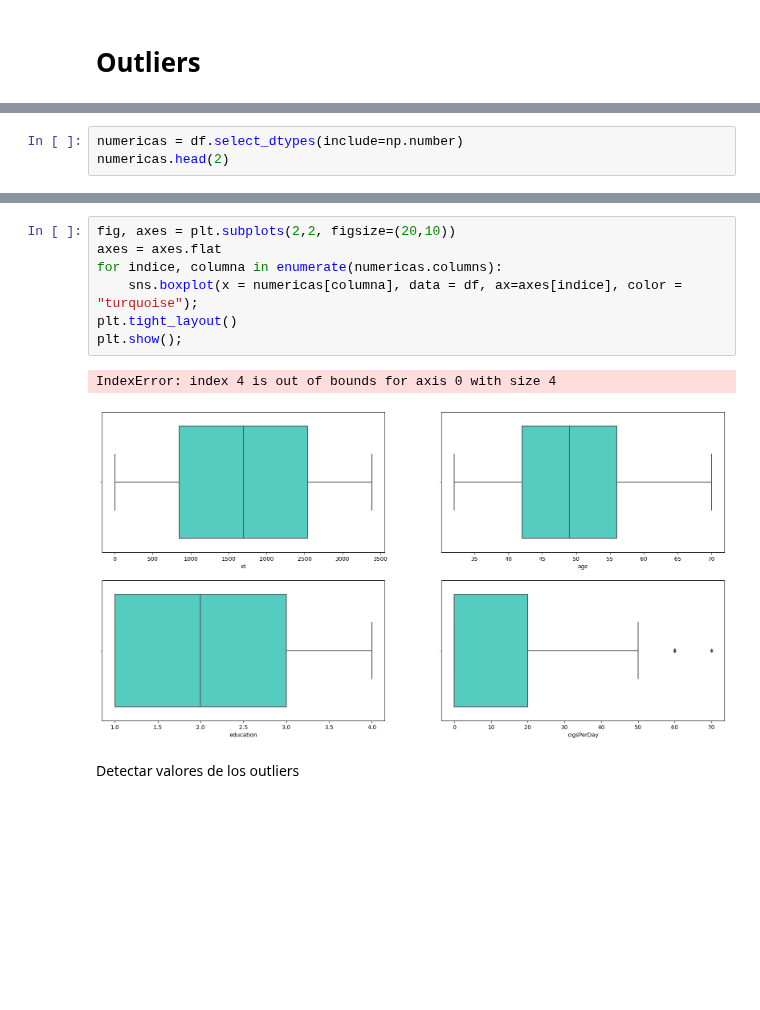
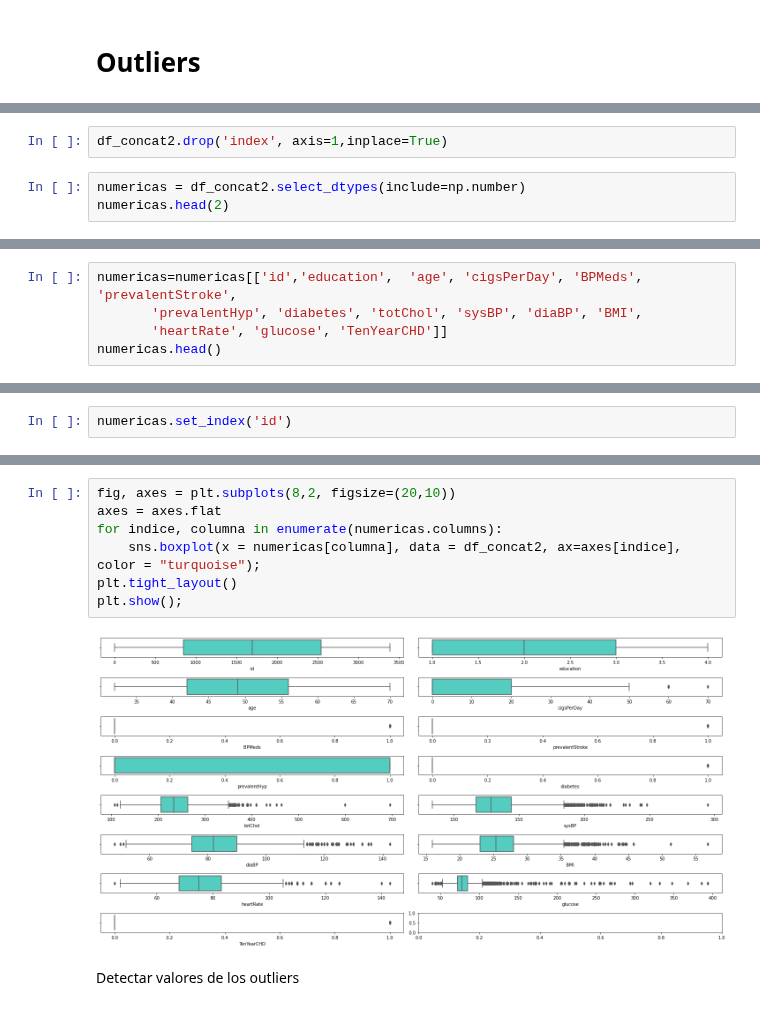
Before and after one commit to Adalab/DA-modulo-3-sprint-1-ana-anak, a Jupyter notebook: regresion-logistica/01-RLOG_Intro.ipynb, the cells around one changed output, grey strips where cells are left out. Saved outputs shown, nothing was run; the diff lists cells and outputs as text; blank space fills up the shorter version.

```diff
--- a/regresion-logistica/01-RLOG_Intro.ipynb
+++ b/regresion-logistica/01-RLOG_Intro.ipynb
@@ -554,4 +793,6 @@ df.describe().T
+# %%
+df_concat2.drop('index', axis=1,inplace=True)
 # %%
-numericas = df.select_dtypes(include=np.number)
+numericas = df_concat2.select_dtypes(include=np.number)
 numericas.head(2)
 # %% [output]
@@ -560,0 +802,5 @@ numericas.head(2)
+# %%
+numericas=numericas[['id','education',  'age', 'cigsPerDay', 'BPMeds', 'prevalentStroke',
+       'prevalentHyp', 'diabetes', 'totChol', 'sysBP', 'diaBP', 'BMI',
+       'heartRate', 'glucose', 'TenYearCHD']]
+numericas.head()
@@ -560,0 +814,2 @@ numericas.head(2)
+# %%
+numericas.set_index('id')
@@ -561,13 +831,12 @@ numericas.head(2)
 # %%
-fig, axes = plt.subplots(2,2, figsize=(20,10))
+fig, axes = plt.subplots(8,2, figsize=(20,10))
 axes = axes.flat
 for indice, columna in enumerate(numericas.columns):
-    sns.boxplot(x = numericas[columna], data = df, ax=axes[indice], color = "turquoise");
+    sns.boxplot(x = numericas[columna], data = df_concat2, ax=axes[indice], color = "turquoise");
 plt.tight_layout()
 plt.show();
 # %% [output]
-IndexError: index 4 is out of bounds for axis 0 with size 4
-[figure, old version]
+[figure, new version]
 # %% [markdown]
 Detectar valores de los outliers
 # %%
```
Also changed, not shown: parts of 66 cells of this notebook, 3 other files.
